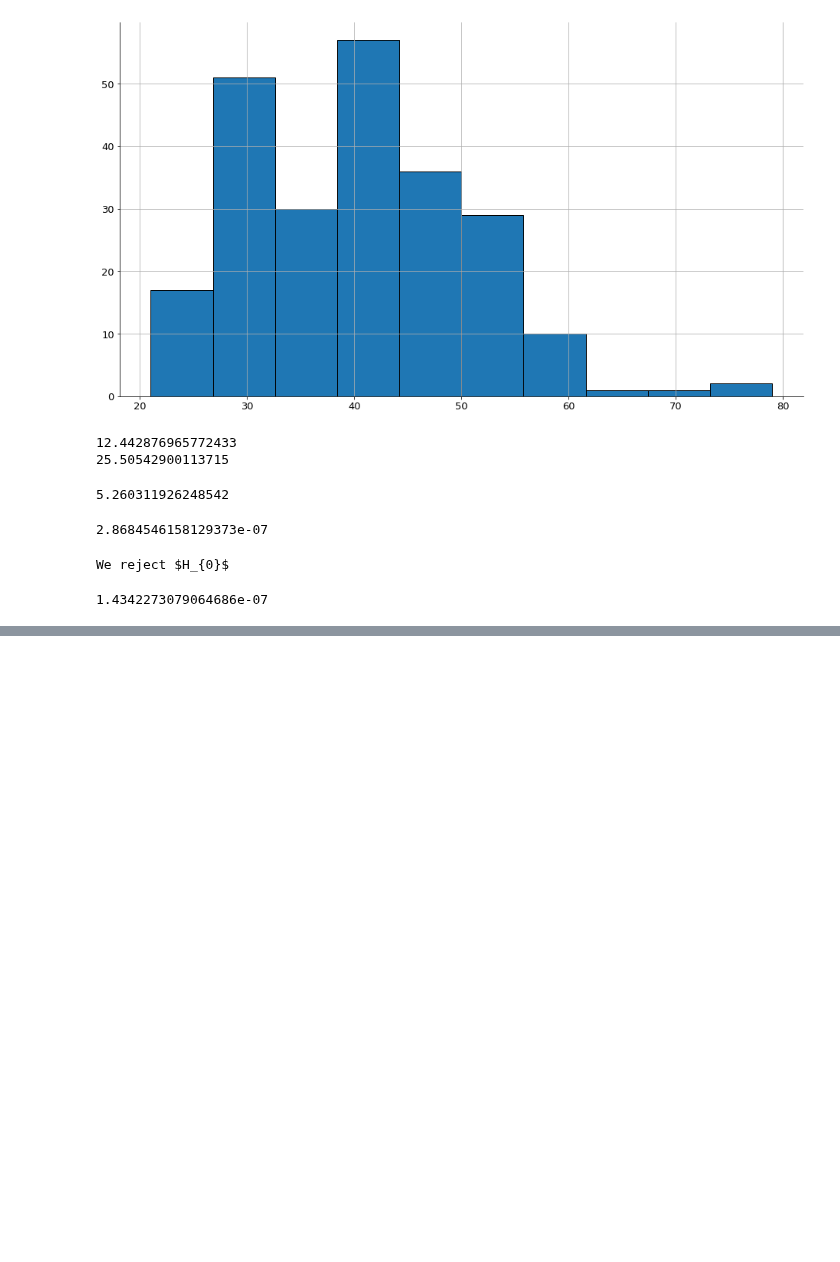
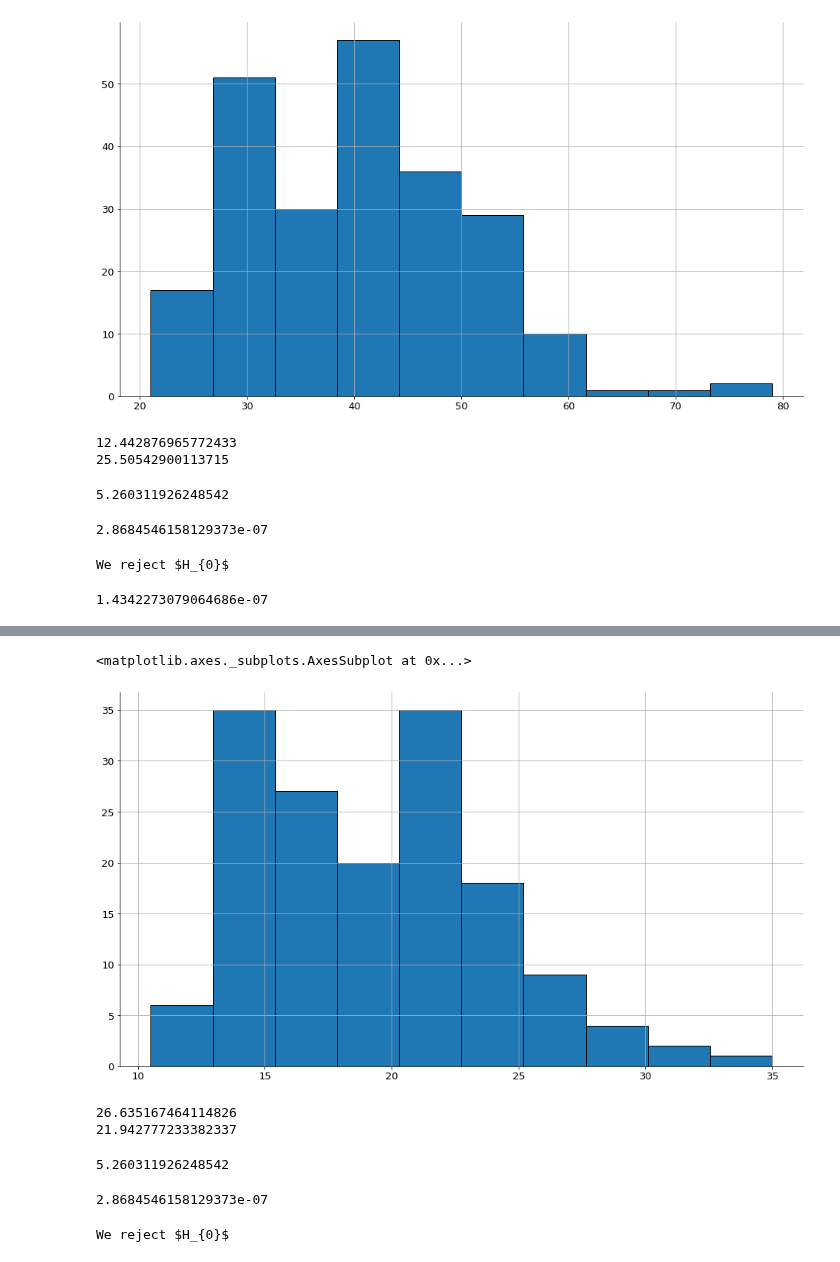
Before and after one commit to matt-c-knight/statistics-exercises, a Jupyter notebook: statistics-exercises/hypothesis_testing.ipynb, the cells around one changed output, grey strips where cells are left out. Saved outputs shown, nothing was run; the diff lists cells and outputs as text; code cells hidden in the pictures; blank space fills up the shorter version.

```diff
--- a/statistics-exercises/hypothesis_testing.ipynb
+++ b/statistics-exercises/hypothesis_testing.ipynb
@@ -248 +237,3 @@ manual
 Name: combined_mileage, dtype: float64
+# %%
+auto = mpg[mpg.trans.str.startswith('a')].combined_mileage
@@ -248,0 +254,11 @@ Name: combined_mileage, dtype: float64
+# %%
+auto.hist()
+# %% [output]
+<matplotlib.axes._subplots.AxesSubplot at 0x...>
+[figure, added]
+# %%
+print(manual.var())
+print(auto.var())
+# %% [output]
+26.635167464114826
+21.942777233382337
@@ -248,0 +267,17 @@ Name: combined_mileage, dtype: float64
+# %%
+t
+# %% [output]
+5.260311926248542
+# %%
+p
+# %% [output]
+2.8684546158129373e-07
+# %%
+if p/2 > alpha:
+    print("We fail to reject $H_{0}$")
+elif t < 0:
+    print("We fail to reject $H_{0}$")
+else:
+    print("We reject $H_{0}$")
+# %% [output]
+We reject $H_{0}$
```
Also changed, not shown: parts of 5 cells of this notebook.
